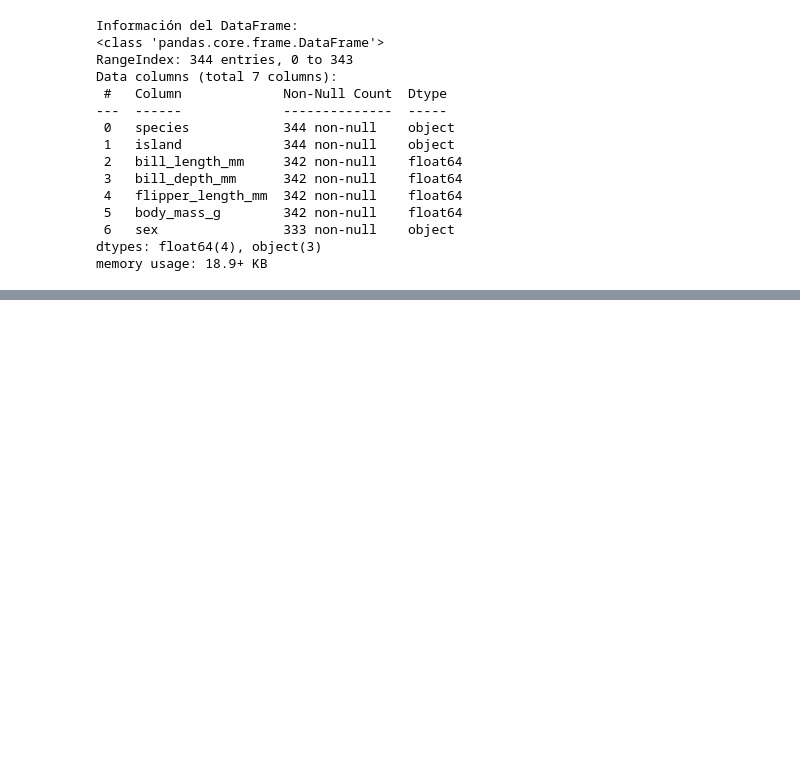
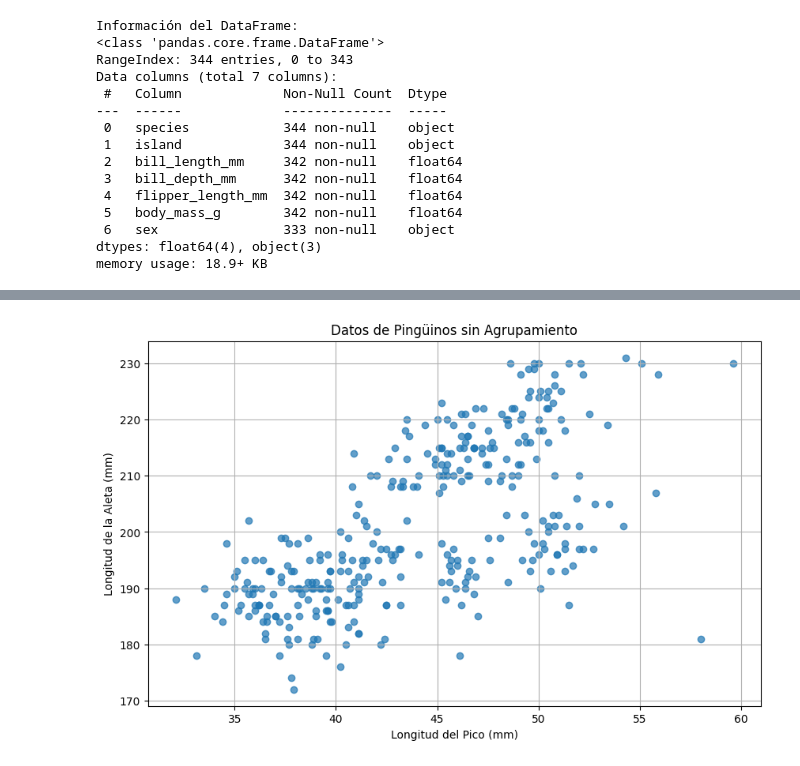
Before and after one commit to valenlopezzz04/K-means-Expo, a Jupyter notebook: K_means.ipynb, the cells around one changed output, grey strips where cells are left out. Saved outputs shown, nothing was run; the diff lists cells and outputs as text; code cells hidden in the pictures; blank space fills up the shorter version.

```diff
--- a/K_means.ipynb
+++ b/K_means.ipynb
@@ -76,0 +85,21 @@ memory usage: 18.9+ KB
+# %%
+import matplotlib.pyplot as plt
+import pandas as pd
+import seaborn as sns
+
+# Eliminar filas con valores nulos para garantizar que K-means funcione correctamente
+penguins_clean = penguins.dropna()
+
+# Seleccionar las variables numéricas que usaremos para el agrupamiento
+X = penguins_clean[['bill_length_mm', 'flipper_length_mm']]
+
+# Visualización de los datos crudos antes de aplicar el algoritmo
+plt.figure(figsize=(10, 6))
+plt.scatter(X['bill_length_mm'], X['flipper_length_mm'], alpha=0.7)
+plt.title('Datos de Pingüinos sin Agrupamiento')
+plt.xlabel('Longitud del Pico (mm)')
+plt.ylabel('Longitud de la Aleta (mm)')
+plt.grid(True)
+plt.show()
+# %% [output]
+[figure, added]
```
Also changed, not shown: parts of 6 cells of this notebook.
